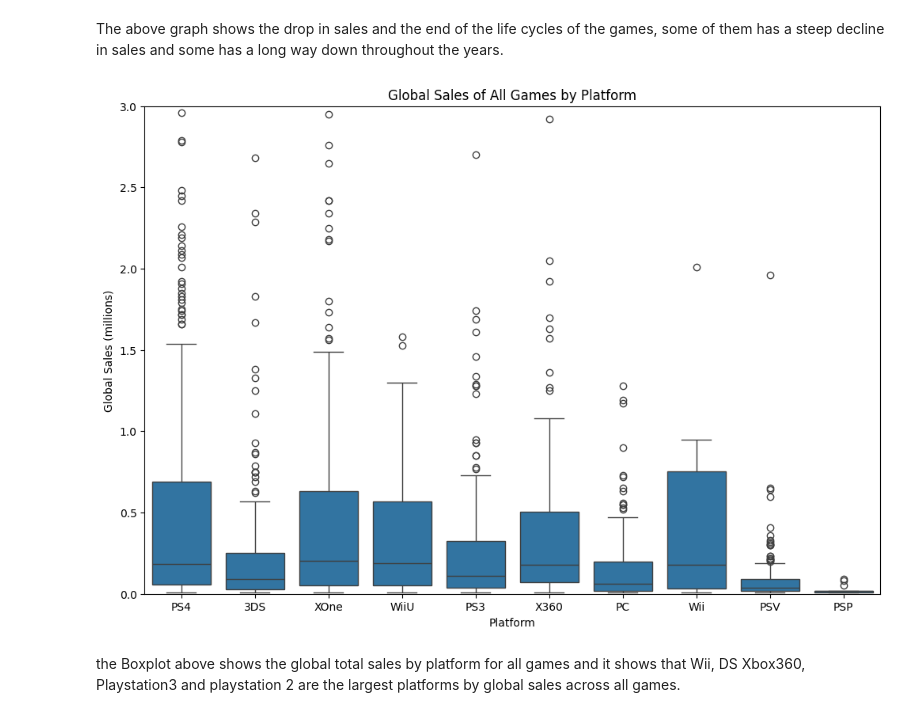
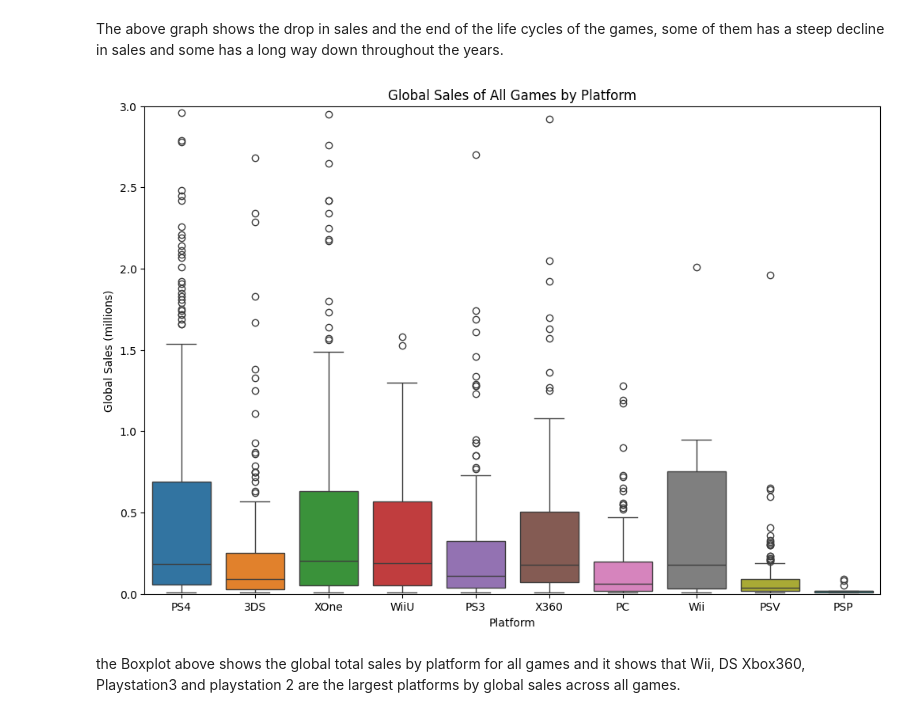
Before and after one commit to MuhammadElias/Gameing_Industry_Analysis, a Jupyter notebook: Games_Analysis_EDA.ipynb, the cells around one changed output. Saved outputs shown, nothing was run; the diff lists cells and outputs as text; code cells hidden in the pictures.

```diff
--- a/Games_Analysis_EDA.ipynb
+++ b/Games_Analysis_EDA.ipynb
@@ -34,7 +34,7 @@ except:
 df.columns = df.columns.str.lower()
 
 # Now we can fill in the missing values, including the new category "Unknown"
-df['rating'].fillna(value = 'Unknown', inplace = True)
+df['rating'].fillna(value = 'Unknown')
 df.info()
 # %% [output]
 <class 'pandas.core.frame.DataFrame'>
@@ -257,14 +246,14 @@ The above graph shows the drop in sales and the end of the life cycles of the ga
 # %%
 # Create a box plot of global sales broken down by platform
 plt.figure(figsize=(12,8))
-sns.boxplot(x='platform', y='total_sales', data=new_df)
+sns.boxplot(x='platform', y='total_sales', data=new_df, hue = 'platform')
 plt.title('Global Sales of All Games by Platform')
 plt.xlabel('Platform')
 plt.ylabel('Global Sales (millions)')
 plt.ylim(0,3)
 plt.show()
 # %% [output]
-[figure, old version]
+[figure, new version]
 # %% [markdown]
 the Boxplot above shows the global total sales by platform for all games and it shows that Wii, DS Xbox360, Playstation3 and playstation 2 are the largest platforms by global sales across all games.
 # %%
```
Also changed, not shown: parts of 8 cells of this notebook.
